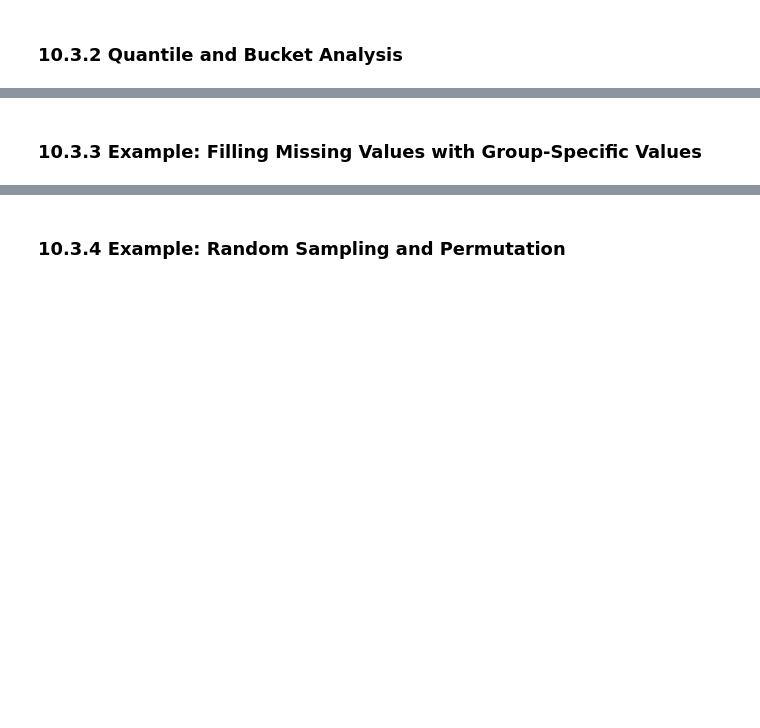
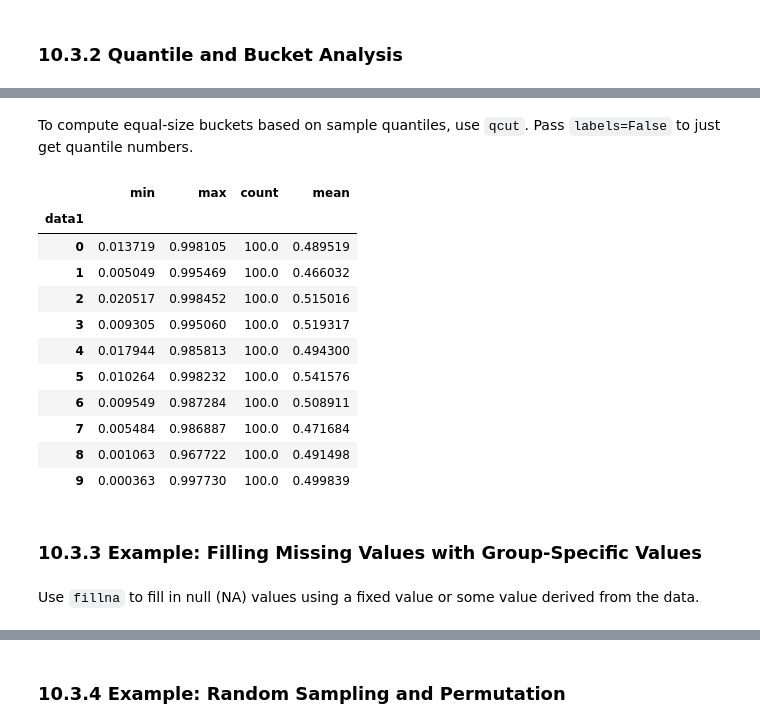
Before and after one commit to brandonbluong/Python-for-Data-Analysis, a Jupyter notebook: 10-Data_Aggregation_Group_Operations.ipynb, the cells around one changed output, grey strips where cells are left out. Drawn from its saved outputs; the diff is of its cells as text; code cells hidden in the pictures; blank space fills up the shorter version.

```diff
--- a/10-Data_Aggregation_Group_Operations.ipynb
+++ b/10-Data_Aggregation_Group_Operations.ipynb
@@ -528,0 +630,5 @@ tips.groupby(['day', 'smoker'], as_index=False).mean()
+# %%
+frame = pd.DataFrame({'data1': np.random.rand(1000),
+                        'data2': np.random.rand(1000)})
+quartiles = pd.cut(frame.data1, 4)
+quartiles[:10]
@@ -528,0 +648,7 @@ tips.groupby(['day', 'smoker'], as_index=False).mean()
+# %%
+def get_stats(group):
+    return {'min': group.min(), 'max': group.max(),
+            'count': group.count(), 'mean': group.mean()}
+
+grouped = frame.data2.groupby(quartiles)
+grouped.apply(get_stats).unstack()
@@ -529,2 +662,25 @@ tips.groupby(['day', 'smoker'], as_index=False).mean()
+# %% [markdown]
+To compute equal-size buckets based on sample quantiles, use `qcut`. Pass `labels=False` to just get quantile numbers.
+# %%
+# Return quantile numbers
+grouping = pd.qcut(frame.data1, 10, labels=False)
+
+grouped = frame.data2.groupby(grouping)
+grouped.apply(get_stats).unstack()
+# %% [output]
+|  | min | max | count | mean |
+| data1 |  |  |  |  |
+| 0 | 0.013719 | 0.998105 | 100.0 | 0.489519 |
+| 1 | 0.005049 | 0.995469 | 100.0 | 0.466032 |
+| 2 | 0.020517 | 0.998452 | 100.0 | 0.515016 |
+| 3 | 0.009305 | 0.995060 | 100.0 | 0.519317 |
+| 4 | 0.017944 | 0.985813 | 100.0 | 0.494300 |
+| 5 | 0.010264 | 0.998232 | 100.0 | 0.541576 |
+| 6 | 0.009549 | 0.987284 | 100.0 | 0.508911 |
+| 7 | 0.005484 | 0.986887 | 100.0 | 0.471684 |
+| 8 | 0.001063 | 0.967722 | 100.0 | 0.491498 |
+| 9 | 0.000363 | 0.997730 | 100.0 | 0.499839 |
 # %% [markdown]
 ### 10.3.3 Example: Filling Missing Values with Group-Specific Values
+# %% [markdown]
+Use `fillna` to fill in null (NA) values using a fixed value or some value derived from the data.
```
Also changed, not shown: parts of 68 cells of this notebook.
